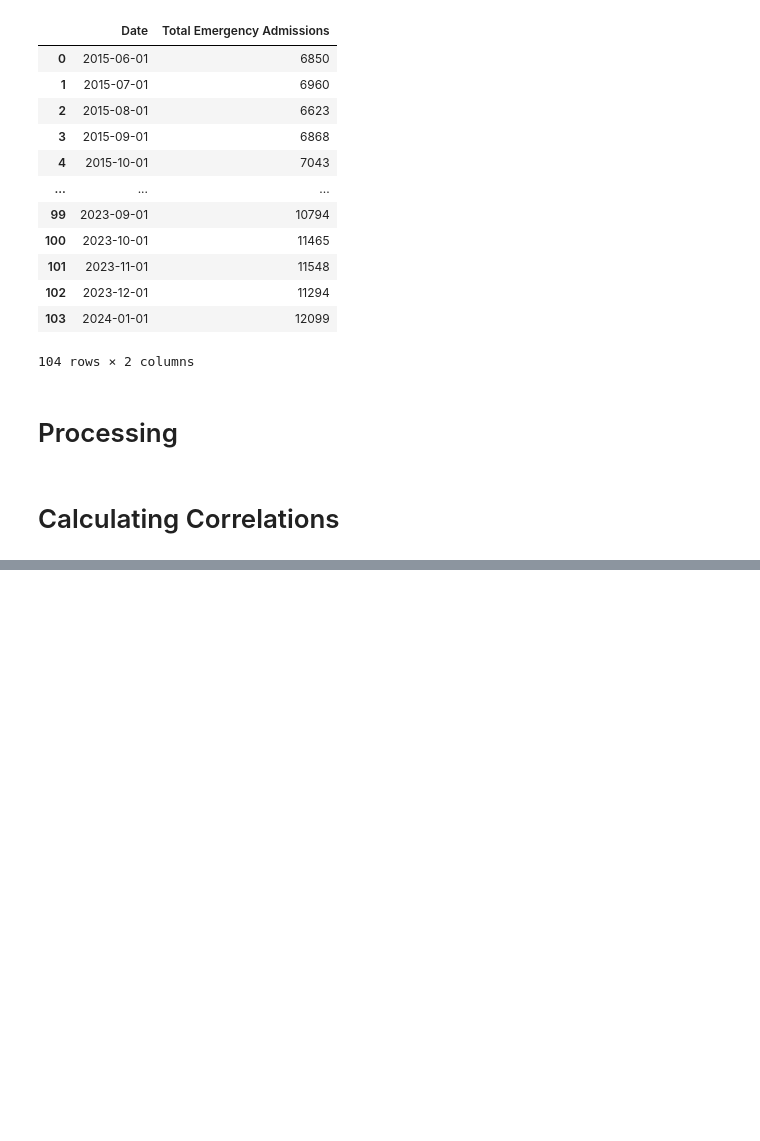
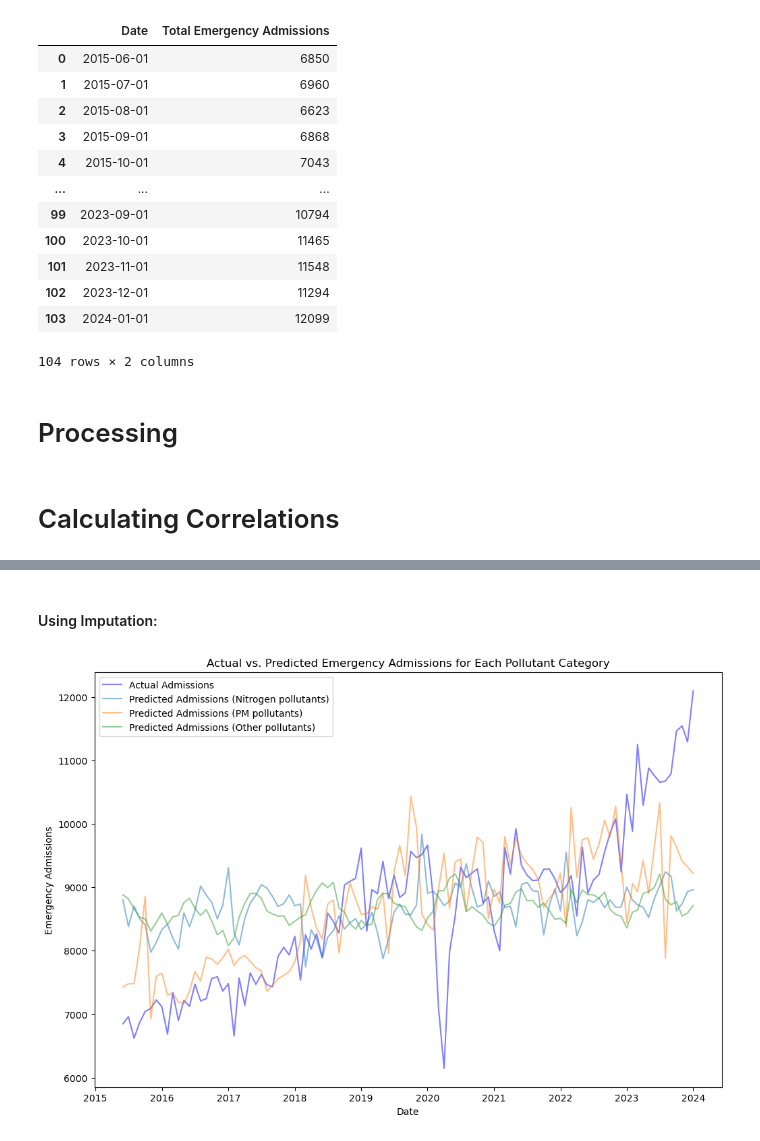
Before and after one commit to Elham-Pournezhadian/IGP-repo, a Jupyter notebook: Correlation.ipynb, the cells around one changed output, grey strips where cells are left out. Cells and saved outputs as stored; diff of their text form; code cells hidden in the pictures; blank space fills up the shorter version.

```diff
--- a/Correlation.ipynb
+++ b/Correlation.ipynb
@@ -167,10 +191,0 @@ categories = {'Nitrogen pollutants': Nitrogen_pollutants,
-# %%
-for category, pollutants in categories.items():
-    for pollutant in pollutants:
-        column_name = pollutant + '_' + measurement
-        category_data = merged_df[column_name]  # Assuming your data columns follow this naming convention
-        category_correlation = merged_df['Total Emergency Admissions'].corr(category_data)
-        category_correlations[column_name] = category_correlation
-
-# Create a DataFrame for correlations
-category_correlation_df = pd.DataFrame.from_dict(category_correlations, orient='index', columns=['Correlation'])
@@ -186,0 +208,6 @@ plt.show()
+# %%
+# Defining Categories
+categories = {'Nitrogen pollutants': nitrogen_pollutants_measurement,
+              'PM pollutants': PM_pollutants_measurement,
+              'Other pollutants': other_pollutants_measurement
+             }
@@ -186,0 +226,43 @@ plt.show()
+# %% [markdown]
+#### Using Imputation:
+# %%
+category_models = {}
+category_predictions = {}
+imputer = SimpleImputer(strategy='mean')
+
+# Accumulate predictions for each category
+all_predicted_admissions = pd.DataFrame(index=merged_df.index, columns=categories.keys())
+
+for category, pollutants in categories.items():
+    X = merged_df[pollutants]
+    y = merged_df['Total Emergency Admissions']
+
+    # Fit a regression model for each pollutant category
+    imputer.fit(X)
+    X_imputed = pd.DataFrame(imputer.transform(X), columns=pollutants)
+    model = LinearRegression()
+    model.fit(X_imputed, y)
+    category_models[category] = model
+
+    # Predict admissions
+    predicted_admissions = model.predict(X_imputed)
+    all_predicted_admissions[category] = predicted_admissions
+
+    # Calculate correlation
+    correlation = pd.Series(predicted_admissions).corr(merged_df['Total Emergency Admissions'])
+    category_predictions[category] = correlation
+
+# Plot
+plt.figure(figsize=(12, 8))
+plt.plot(merged_df['Date'], merged_df['Total Emergency Admissions'], label='Actual Admissions', color='blue', alpha=0.5)
+
+for category in categories.keys():
+    plt.plot(merged_df['Date'], all_predicted_admissions[category], label=f'Predicted Admissions ({category})', alpha=0.5)
+
+plt.xlabel('Date')
+plt.ylabel('Emergency Admissions')
+plt.title('Actual vs. Predicted Emergency Admissions for Each Pollutant Category')
+plt.legend()
+plt.show()
+# %% [output]
+[figure, added]
```
Also changed, not shown: parts of 31 cells of this notebook.
